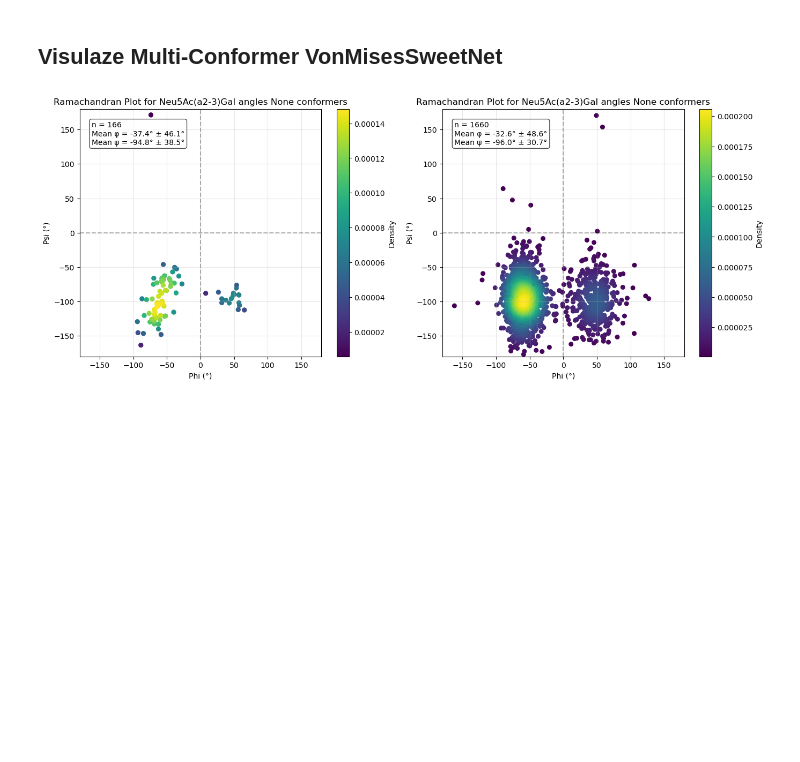
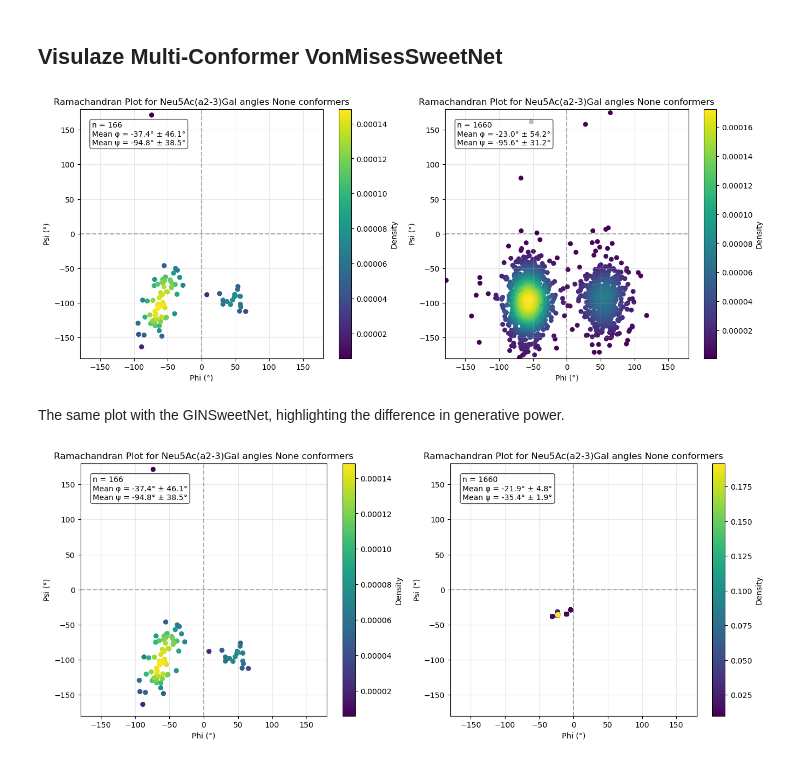
Before and after one commit to lthomes/glycontact, a Jupyter notebook: ConformerLearning.ipynb, the cells around one changed output. Saved outputs shown, nothing was run; the diff lists cells and outputs as text; code cells hidden in the pictures; blank space fills up the shorter version.

```diff
--- a/ConformerLearning.ipynb
+++ b/ConformerLearning.ipynb
@@ -120,0 +88,5 @@ VonMisesSweetNet
+# %%
+print("Mean:\n\t", evaluate_model((mean_phi_predictor, mean_psi_predictor, mean_sasa_predictor, mean_flex_predictor), multi_test)[:4])
+print("Median:\n\t", evaluate_model((median_phi_predictor, median_psi_predictor, median_sasa_predictor, median_flex_predictor), multi_test)[:4])
+m_psi, m_phi, m_sasa, m_flex, m_pred = evaluate_model(model, multi_test)
+print("GINSweetNet:\n\t", m_psi, m_phi, m_sasa, m_flex)
@@ -259,7 +237,18 @@ fig = plt.figure(figsize=(16, 6))
 gs = gridspec.GridSpec(1, 2, figure=fig)
 axs = [fig.add_subplot(gs[0]), fig.add_subplot(gs[1])]
 ramachandran_plot(disaccharide="Neu5Ac(a2-3)Gal", structure_graphs=[x[1] for x in multi_test], density=True, ax=axs[0])
-ramachandran_plot(disaccharide="Neu5Ac(a2-3)Gal", structure_graphs=multi_model_preds, density=True, ax=axs[1])
+ramachandran_plot(disaccharide="Neu5Ac(a2-3)Gal", structure_graphs=mm_pred, density=True, ax=axs[1])
 # plt.savefig("ramachandran_Neu5Ac_a23_Gal.pdf", dpi=300, bbox_inches='tight')
 # %% [output]
-[figure, old version]
+[figure, new version]
+# %% [markdown]
+The same plot with the GINSweetNet, highlighting the difference in generative power.
+# %%
+fig = plt.figure(figsize=(16, 6))
+gs = gridspec.GridSpec(1, 2, figure=fig)
+axs = [fig.add_subplot(gs[0]), fig.add_subplot(gs[1])]
+ramachandran_plot(disaccharide="Neu5Ac(a2-3)Gal", structure_graphs=[x[1] for x in multi_test], density=True, ax=axs[0])
+ramachandran_plot(disaccharide="Neu5Ac(a2-3)Gal", structure_graphs=m_pred, density=True, ax=axs[1])
+# plt.savefig("ramachandran_Neu5Ac_a23_Gal.pdf", dpi=300, bbox_inches='tight')
+# %% [output]
+[figure, added]
```
Also changed, not shown: parts of 18 cells of this notebook, 1 other file.
